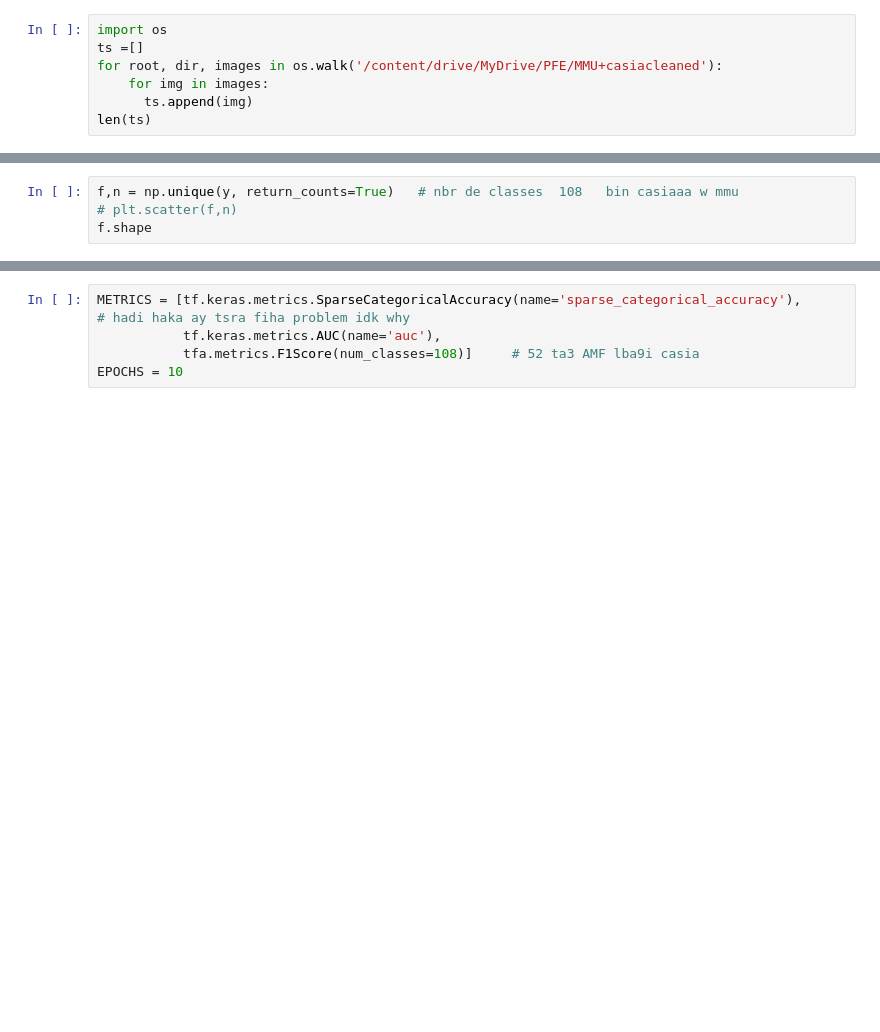
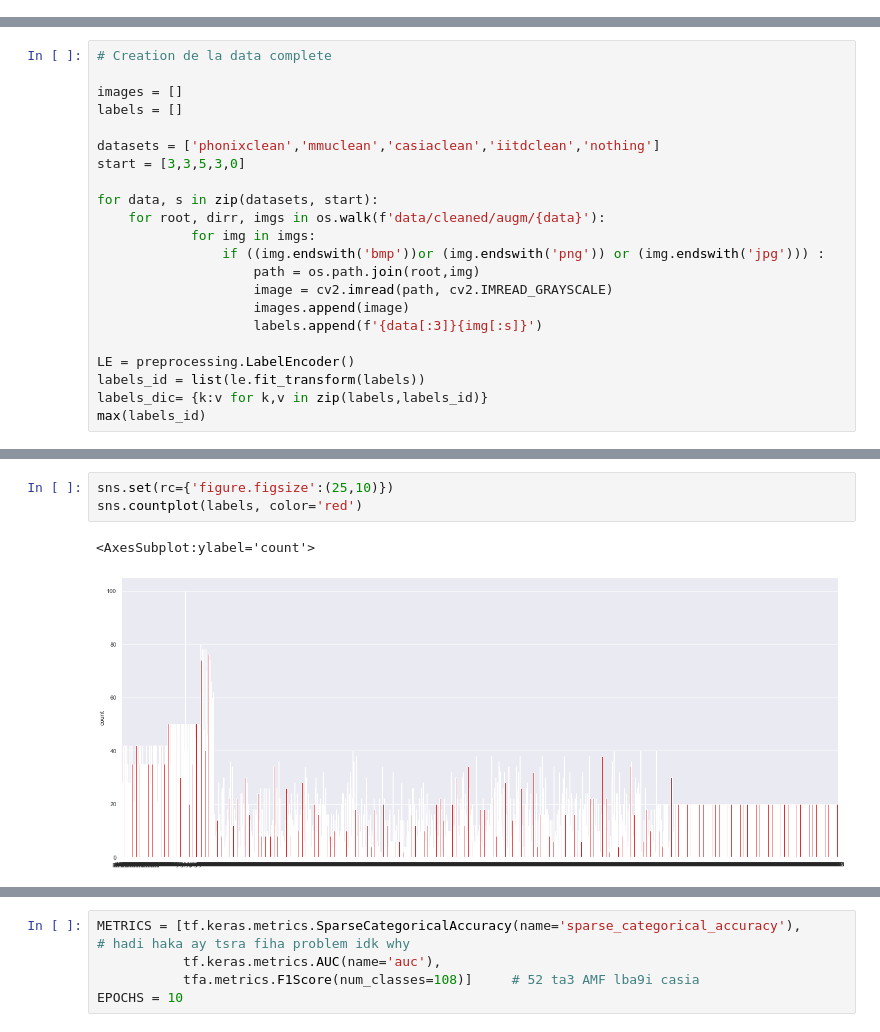
Before and after one commit to maroirek/Iris-Segmentation, a Jupyter notebook: irisnet+svm(test).ipynb, the cells around one changed output, grey strips where cells are left out. Cells and saved outputs as stored; diff of their text form; blank space fills up the shorter version.

```diff
--- a/irisnet+svm(test).ipynb
+++ b/irisnet+svm(test).ipynb
@@ -109,7 +32,0 @@ h=np.array(h)
-# %%
-import os
-ts =[]
-for root, dir, images in os.walk('/content/drive/MyDrive/PFE/MMU+casiacleaned'):
-    for img in images:
-      ts.append(img)
-len(ts)
@@ -134,4 +32,0 @@ np.unique(datacleaned, return_counts=True)
-# %%
-f,n = np.unique(y, return_counts=True)   # nbr de classes  108   bin casiaaa w mmu
-# plt.scatter(f,n)
-f.shape
@@ -148,0 +33,22 @@ y.shape
+# %%
+# Creation de la data complete
+
+images = []
+labels = []
+
+datasets = ['phonixclean','mmuclean','casiaclean','iitdclean','nothing']
+start = [3,3,5,3,0]
+
+for data, s in zip(datasets, start):
+    for root, dirr, imgs in os.walk(f'data/cleaned/augm/{data}'):
+            for img in imgs:
+                if ((img.endswith('bmp'))or (img.endswith('png')) or (img.endswith('jpg'))) :
+                    path = os.path.join(root,img)
+                    image = cv2.imread(path, cv2.IMREAD_GRAYSCALE)
+                    images.append(image)
+                    labels.append(f'{data[:3]}{img[:s]}')
+
+LE = preprocessing.LabelEncoder()
+labels_id = list(le.fit_transform(labels))
+labels_dic= {k:v for k,v in zip(labels,labels_id)}
+max(labels_id)
@@ -148,0 +80,6 @@ y.shape
+# %%
+sns.set(rc={'figure.figsize':(25,10)})
+sns.countplot(labels, color='red')
+# %% [output]
+<AxesSubplot:ylabel='count'>
+[figure, added]
```
Also changed, not shown: parts of 22 cells of this notebook, 1 other file.
